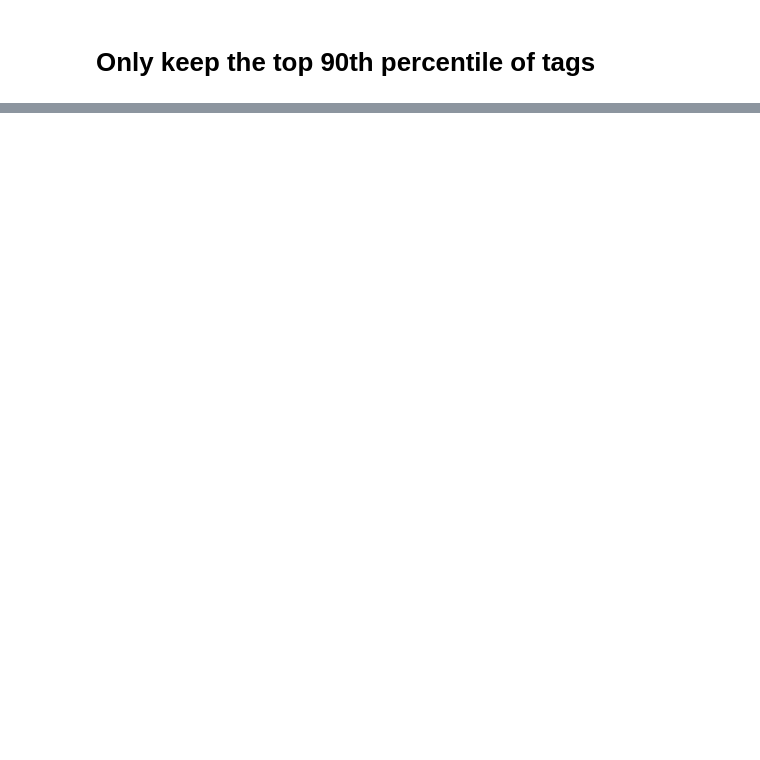
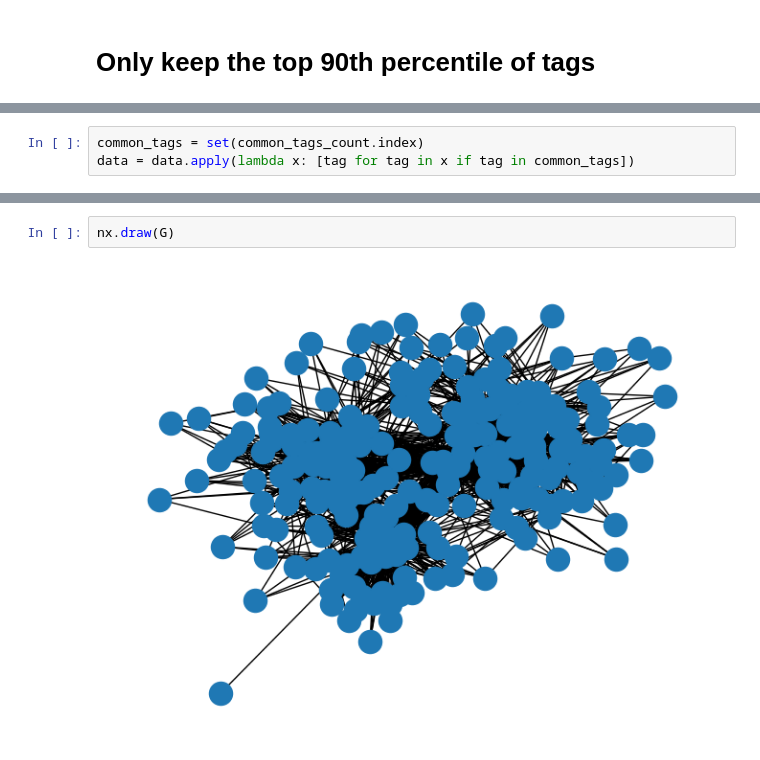
Before and after one commit to agatha-duzan/ada-2023-project-fadamily, a Jupyter notebook: tag_analysis.ipynb, the cells around one changed output, grey strips where cells are left out. Drawn from its saved outputs; the diff is of its cells as text; blank space fills up the shorter version.

```diff
--- a/tag_analysis.ipynb
+++ b/tag_analysis.ipynb
@@ -64,0 +95,3 @@ Length: 697, dtype: int64
+# %%
+common_tags = set(common_tags_count.index)
+data = data.apply(lambda x: [tag for tag in x if tag in common_tags])
@@ -64,0 +120,4 @@ Length: 697, dtype: int64
+# %%
+nx.draw(G)
+# %% [output]
+[figure, added]
```
Also changed, not shown: parts of 15 cells of this notebook.
